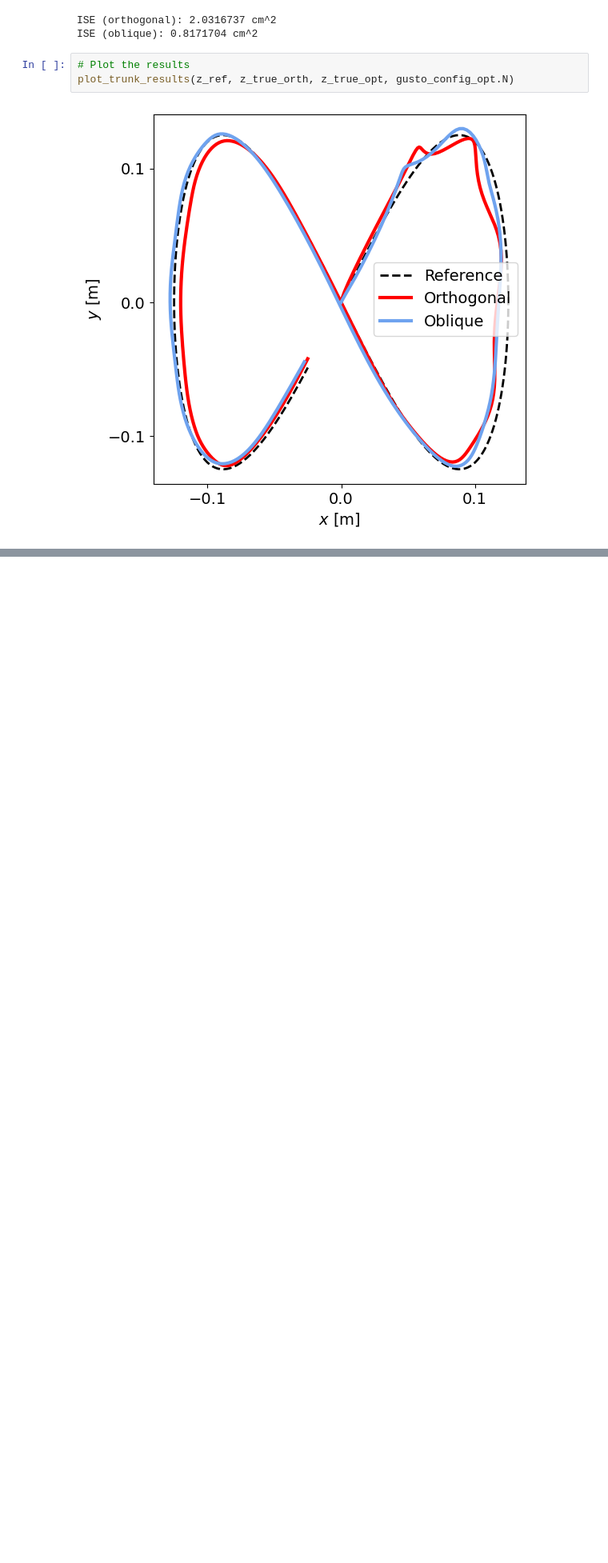
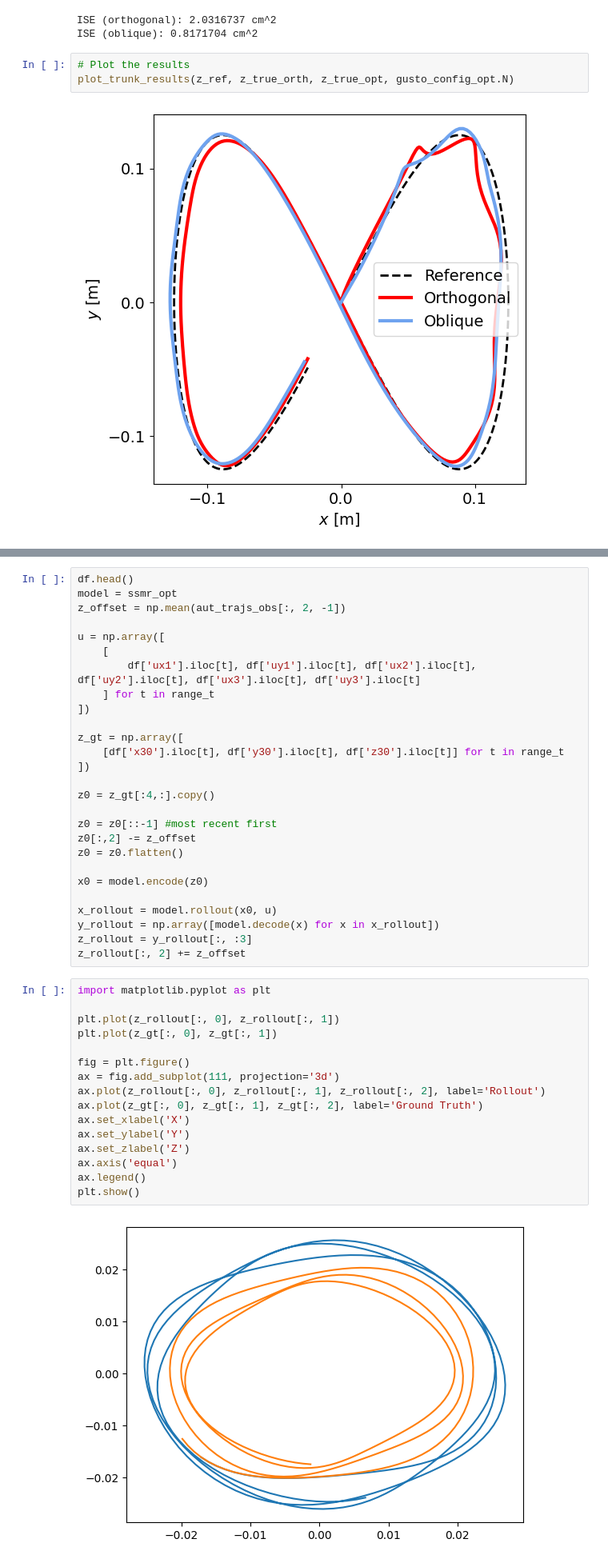
Before and after one commit to patrick-benito/Opt-SSM, a Jupyter notebook: examples/trunk_robot.ipynb, the cells around one changed output, grey strips where cells are left out. Shown at 80% size. Drawn from its saved outputs; the diff is of its cells as text; blank space fills up the shorter version.

```diff
--- a/examples/trunk_robot.ipynb
+++ b/examples/trunk_robot.ipynb
@@ -343,0 +349,45 @@ plot_trunk_results(z_ref, z_true_orth, z_true_opt, gusto_config_opt.N)
+# %%
+df.head()
+model = ssmr_opt
+z_offset = np.mean(aut_trajs_obs[:, 2, -1])
+
+u = np.array([
+    [
+        df['ux1'].iloc[t], df['uy1'].iloc[t], df['ux2'].iloc[t], df['uy2'].iloc[t], df['ux3'].iloc[t], df['uy3'].iloc[t]
+    ] for t in range_t
+])
+
+z_gt = np.array([
+    [df['x30'].iloc[t], df['y30'].iloc[t], df['z30'].iloc[t]] for t in range_t
+])
+
+z0 = z_gt[:4,:].copy()
+
+z0 = z0[::-1] #most recent first
+z0[:,2] -= z_offset
+z0 = z0.flatten()
+
+x0 = model.encode(z0)
+
+x_rollout = model.rollout(x0, u)
+y_rollout = np.array([model.decode(x) for x in x_rollout])
+z_rollout = y_rollout[:, :3]
+z_rollout[:, 2] += z_offset
+# %%
+import matplotlib.pyplot as plt
+
+plt.plot(z_rollout[:, 0], z_rollout[:, 1])
+plt.plot(z_gt[:, 0], z_gt[:, 1])
+
+fig = plt.figure()
+ax = fig.add_subplot(111, projection='3d')
+ax.plot(z_rollout[:, 0], z_rollout[:, 1], z_rollout[:, 2], label='Rollout')
+ax.plot(z_gt[:, 0], z_gt[:, 1], z_gt[:, 2], label='Ground Truth')
+ax.set_xlabel('X')
+ax.set_ylabel('Y')
+ax.set_zlabel('Z')
+ax.axis('equal')
+ax.legend()
+plt.show()
+# %% [output]
+[figure, added]
```
Also changed, not shown: parts of 4 cells of this notebook, 1 other file.
